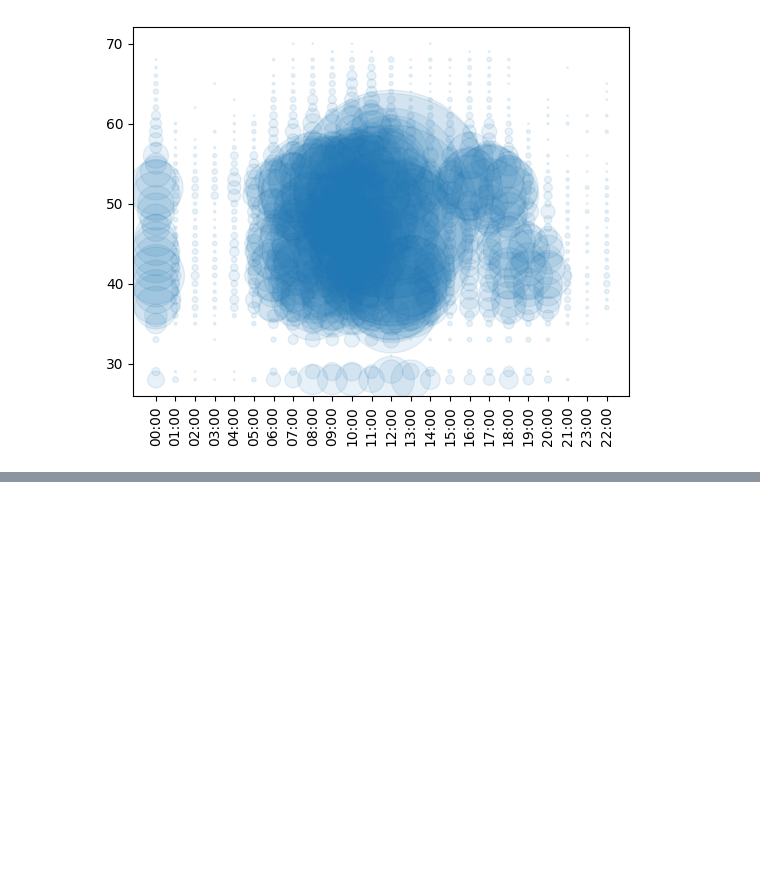
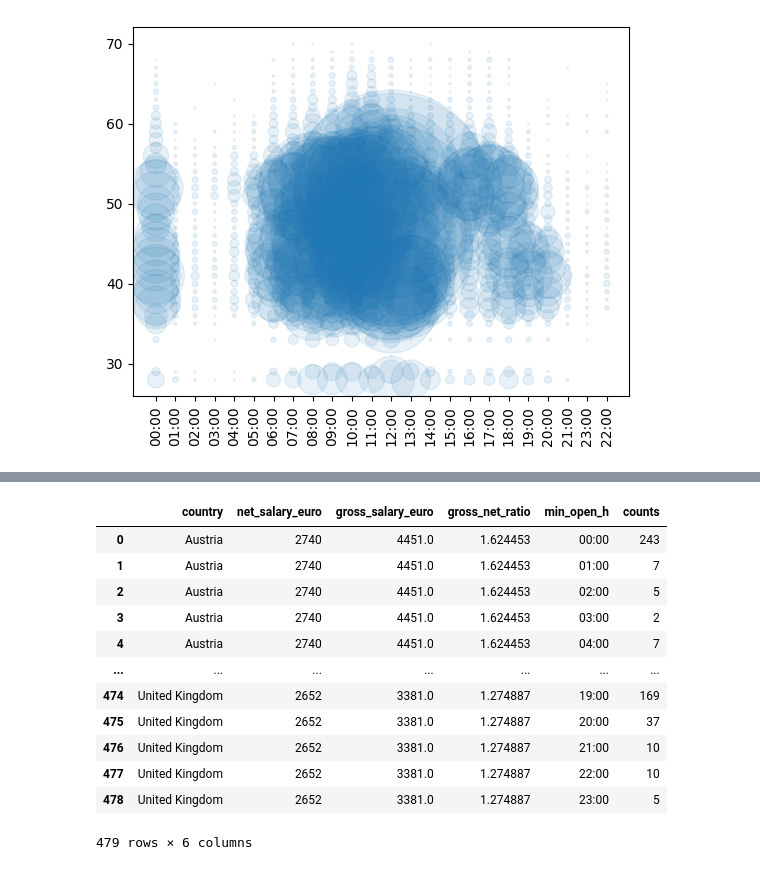
Before and after one commit to am-tropin/restaurant-europe, a Jupyter notebook: europe restaurant - exploration #2.ipynb, the cells around one changed output, grey strips where cells are left out. Cells and saved outputs as stored; diff of their text form; code cells hidden in the pictures; blank space fills up the shorter version.

```diff
--- a/europe restaurant - exploration #2.ipynb
+++ b/europe restaurant - exploration #2.ipynb
@@ -455,0 +600,6 @@ plt.show()
+# %%
+file = ('average-eu-salaries/EU_av_salaries.csv')
+eu_salary_df = pd.read_csv(file)
+
+# displaying the contents of the XLSX file
+eu_salary_df.head(20)
@@ -455,0 +624,2 @@ plt.show()
+# %%
+eu_salary_df['country'] = eu_salary_df.apply(lambda x: theNe(x['Country']),axis=1)
@@ -455,0 +647,4 @@ plt.show()
+# %%
+agg_country_df = df_schedule3[['restaurant_link', 'country', 'min_open_h']].groupby(['country', 'min_open_h'])['restaurant_link'].count().reset_index(name='counts')
+
+agg_country_df.head()
@@ -455,0 +700,21 @@ plt.show()
+# %%
+agg_country_df_ext = agg_country_df.merge(eu_salary_df, left_on='country', right_on='country', how='left')
+agg_country_df_ext['net_salary_euro'] = agg_country_df_ext['Net Salary euro']
+agg_country_df_ext['gross_salary_euro'] = agg_country_df_ext['Gross Salary euro']
+agg_country_df_ext['gross_net_ratio'] = agg_country_df_ext['gross_salary_euro']/agg_country_df_ext['net_salary_euro']
+agg_country_df_ext = agg_country_df_ext[['country','net_salary_euro','gross_salary_euro','gross_net_ratio','min_open_h','counts']]
+agg_country_df_ext
+# %% [output]
+|  | country | net_salary_euro | gross_salary_euro | gross_net_ratio | min_open_h | counts |
+| 0 | Austria | 2740 | 4451.0 | 1.624453 | 00:00 | 243 |
+| 1 | Austria | 2740 | 4451.0 | 1.624453 | 01:00 | 7 |
+| 2 | Austria | 2740 | 4451.0 | 1.624453 | 02:00 | 5 |
+| 3 | Austria | 2740 | 4451.0 | 1.624453 | 03:00 | 2 |
+| 4 | Austria | 2740 | 4451.0 | 1.624453 | 04:00 | 7 |
+| ... | ... | ... | ... | ... | ... | ... |
+| 474 | United Kingdom | 2652 | 3381.0 | 1.274887 | 19:00 | 169 |
+| 475 | United Kingdom | 2652 | 3381.0 | 1.274887 | 20:00 | 37 |
+| 476 | United Kingdom | 2652 | 3381.0 | 1.274887 | 21:00 | 10 |
+| 477 | United Kingdom | 2652 | 3381.0 | 1.274887 | 22:00 | 10 |
+| 478 | United Kingdom | 2652 | 3381.0 | 1.274887 | 23:00 | 5 |
+479 rows × 6 columns
```
Also changed, not shown: parts of 22 cells of this notebook, 5 other files.
